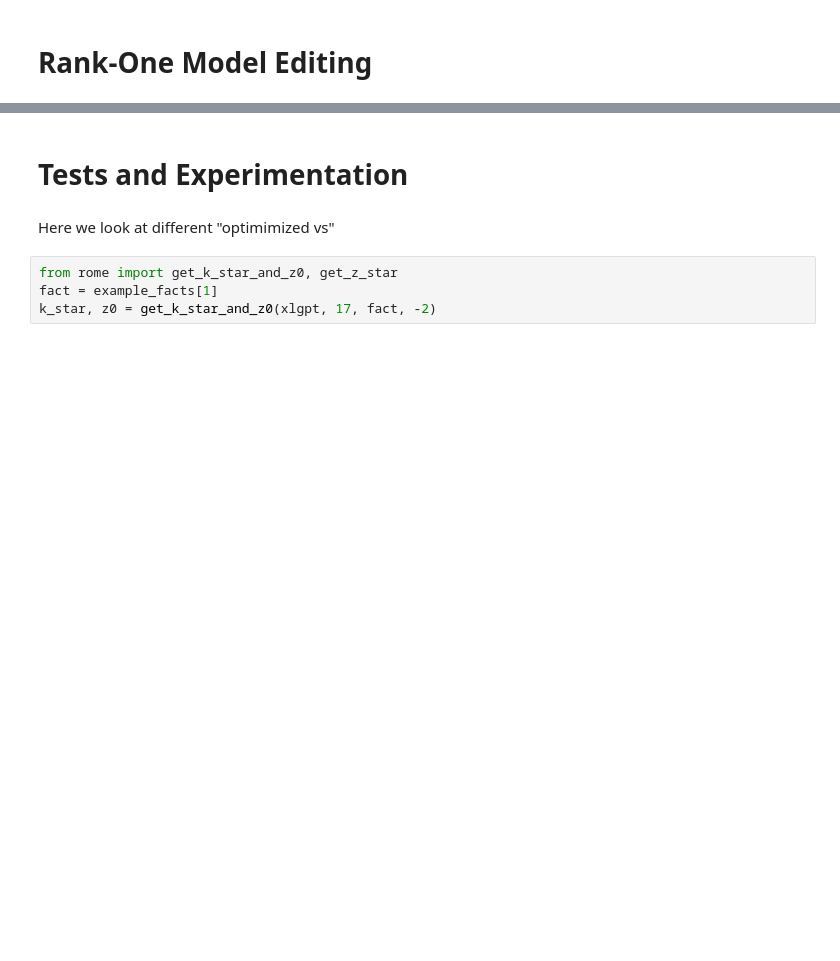
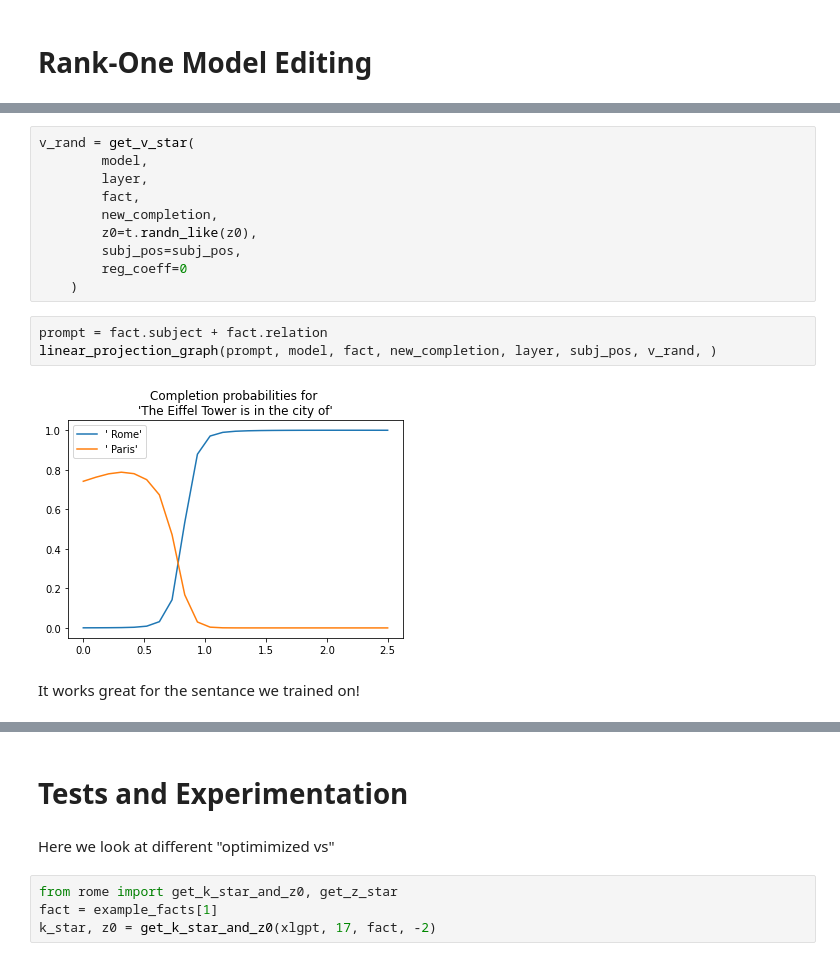
Before and after one commit to NixGD/rome-replication, a Jupyter notebook: initial_exploration.ipynb, the cells around one changed output, grey strips where cells are left out. Cells and saved outputs as stored; diff of their text form; blank space fills up the shorter version.

```diff
--- a/initial_exploration.ipynb
+++ b/initial_exploration.ipynb
@@ -90,0 +185,17 @@ compare_generated(xlgpt, prompt, 17, W_hat, temperature=.8, max_length=20)
+# %%
+v_rand = get_v_star(
+        model,
+        layer,
+        fact,
+        new_completion,
+        z0=t.randn_like(z0),
+        subj_pos=subj_pos,
+        reg_coeff=0
+    )
+# %%
+prompt = fact.subject + fact.relation
+linear_projection_graph(prompt, model, fact, new_completion, layer, subj_pos, v_rand, )
+# %% [output]
+[figure, added]
+# %% [markdown]
+It works great for the sentance we trained on!
```
Also changed, not shown: parts of 24 cells of this notebook.
